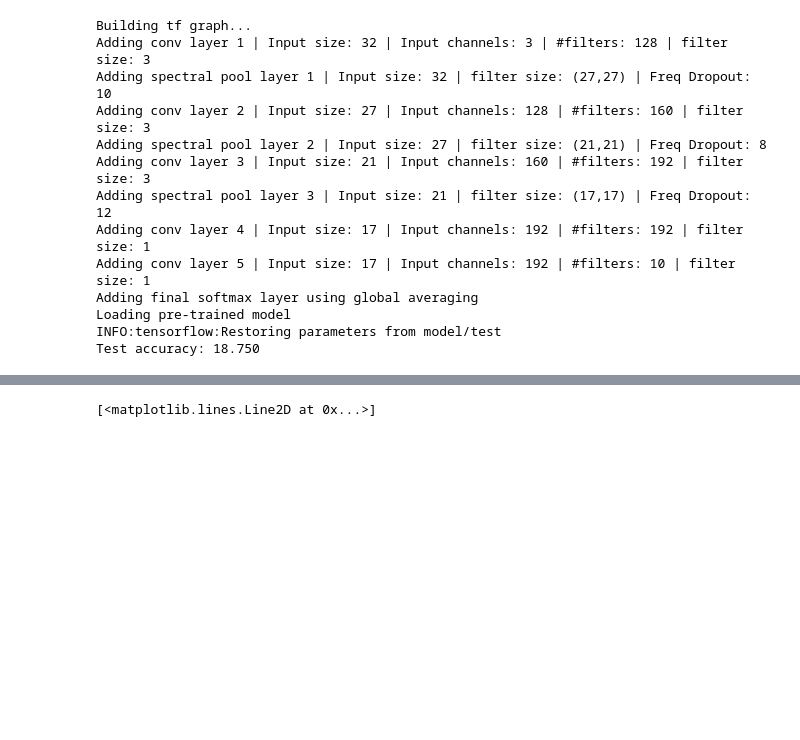
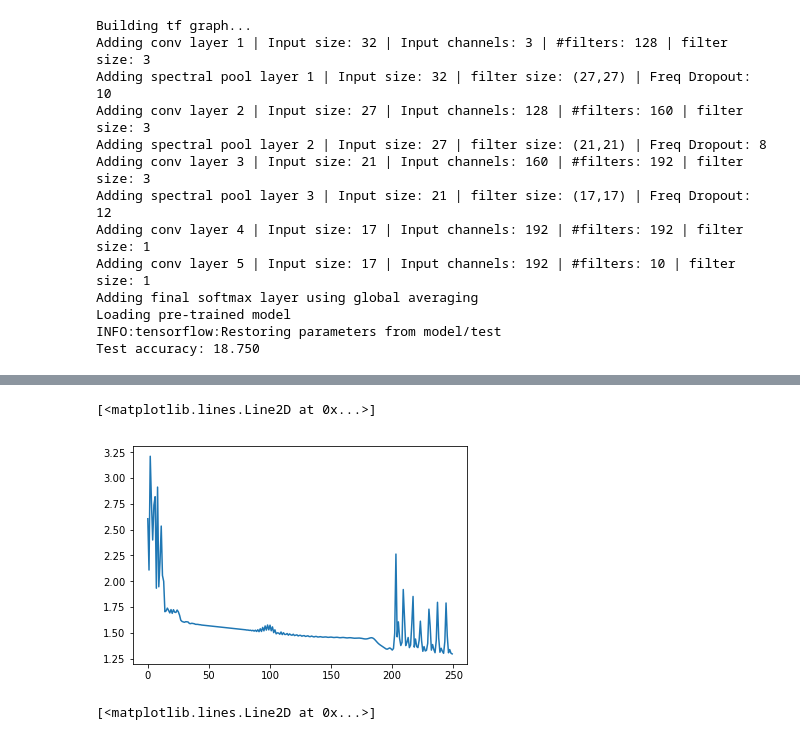
Before and after one commit to oracleofnj/spectral-repr-cnns, a Jupyter notebook: src/hcnw-spectral-pool.ipynb, the cells around one changed output, grey strips where cells are left out. Drawn from its saved outputs; the diff is of its cells as text; code cells hidden in the pictures; blank space fills up the shorter version.

```diff
--- a/src/hcnw-spectral-pool.ipynb
+++ b/src/hcnw-spectral-pool.ipynb
@@ -80,3 +80,8 @@ plt.plot(cnn.loss_vals)
+# %%
+plt.plot(cnn.val_loss)
+# %% [output]
+[<matplotlib.lines.Line2D at 0x...>]
+[figure, added]
 # %%
 plt.plot(cnn.train_accuracy)
 # %% [output]
```
Also changed, not shown: parts of 2 cells of this notebook, 1 other file.
